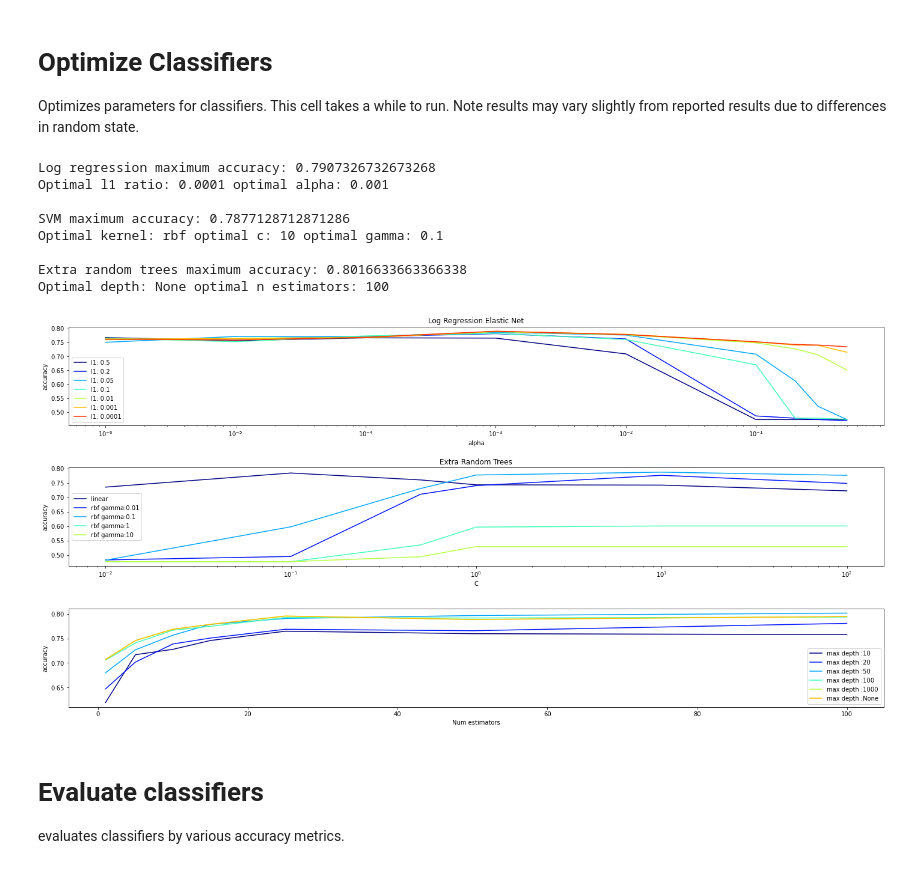
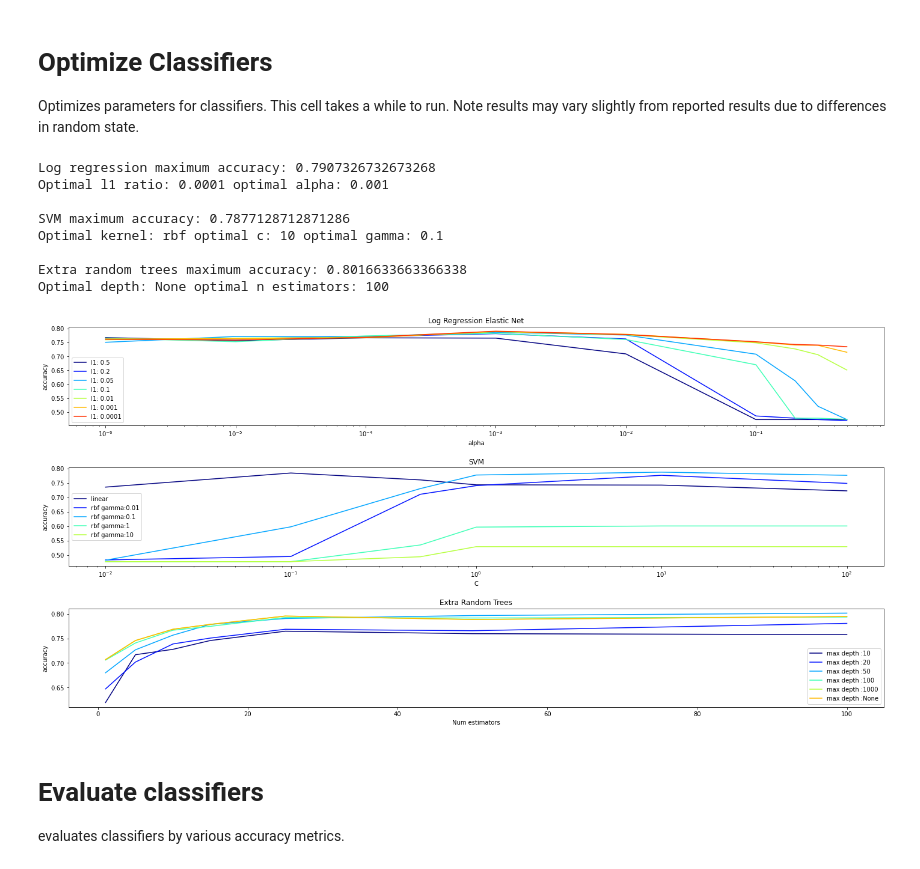
Before and after one commit to allie-walker/Natural-product-function, a Jupyter notebook: Natural_product_BGC_activity_prediction.ipynb, the cells around one changed output. Saved outputs shown, nothing was run; the diff lists cells and outputs as text; code cells hidden in the pictures.

Commit message:
fixed graph label

```diff
--- a/Natural_product_BGC_activity_prediction.ipynb
+++ b/Natural_product_BGC_activity_prediction.ipynb
@@ -851,7 +851,7 @@ for d in max_depths:
 axs[2].legend()
 axs[2].set_ylabel('accuracy')
 axs[2].set_xlabel('Num estimators')
-axs[1].set_title('Extra Random Trees')
+axs[2].set_title('Extra Random Trees')
 
 fig.tight_layout(pad=2.0)
 
@@ -886,34 +886,34 @@ for c in c_values:
             optimal_c = c
             optimal_gamma = g
 
 print("SVM maximum accuracy: " + str(max_accuracy_svm))
 if optimal_kernel == 'linear':
     print("Optimal kernel: linear optimal c: " + str(optimal_c))
 else:
     print("Optimal kernel: rbf optimal c: " + str(optimal_c) + " optimal gamma: " + str(optimal_gamma))
 print("")
 
 max_accuracy_forest = 0
 optimal_depth = 0
 optimal_n = 0
 for d in max_depths:
     for n in n_estimators:
         if forest_accuracies[d][n] > max_accuracy_forest:
             max_accuracy_forest = forest_accuracies[d][n]
             optimal_depth = d
             optimal_n = n
 print("Extra random trees maximum accuracy: " + str(max_accuracy_forest))
 print("Optimal depth: " + str(d) + " optimal n estimators: " + str(optimal_n))
 # %% [output]
 Log regression maximum accuracy: 0.7907326732673268
 Optimal l1 ratio: 0.0001 optimal alpha: 0.001
 
 SVM maximum accuracy: 0.7877128712871286
 Optimal kernel: rbf optimal c: 10 optimal gamma: 0.1
 
 Extra random trees maximum accuracy: 0.8016633663366338
 Optimal depth: None optimal n estimators: 100
-[figure, old version]
+[figure, new version]
 # %% [markdown]
 # Evaluate classifiers
 
```
Also changed, not shown: parts of 1 cell of this notebook.
